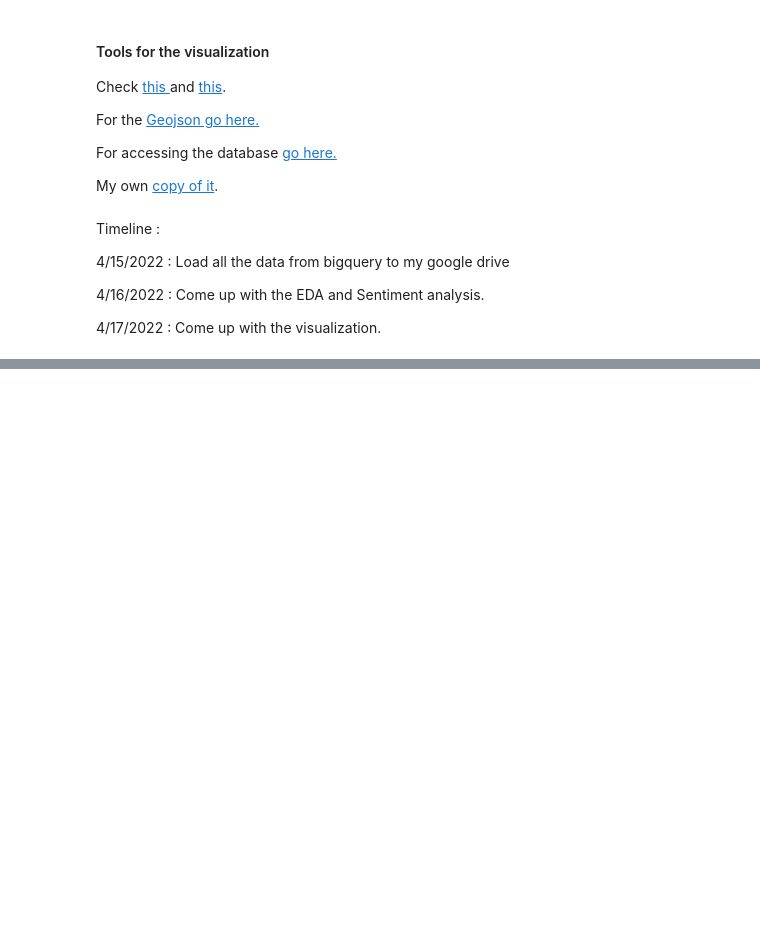
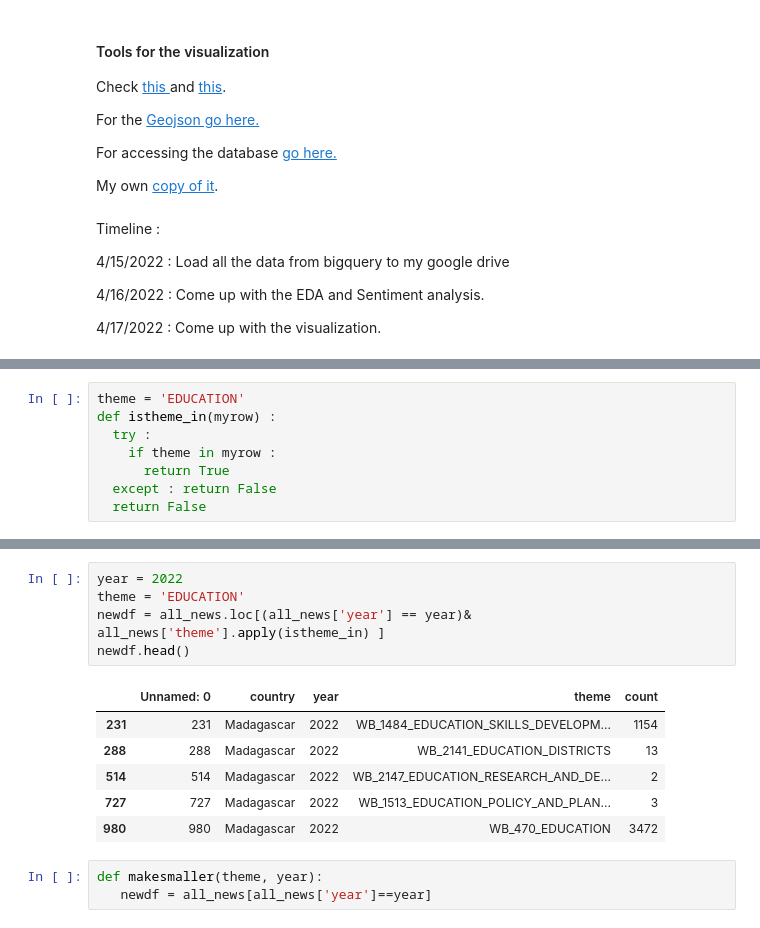
Before and after one commit to AntsaHoneywinner/TwistChallengeModule3, a Jupyter notebook: Education_importance.ipynb, the cells around one changed output, grey strips where cells are left out. Drawn from its saved outputs; the diff is of its cells as text; blank space fills up the shorter version.

```diff
--- a/Education_importance.ipynb
+++ b/Education_importance.ipynb
@@ -51,0 +204,8 @@ Timeline :
+# %%
+theme = 'EDUCATION'
+def istheme_in(myrow) :
+  try :
+    if theme in myrow :
+      return True
+  except : return False
+  return False
@@ -51,0 +242,15 @@ Timeline :
+# %%
+year = 2022
+theme = 'EDUCATION'
+newdf = all_news.loc[(all_news['year'] == year)& all_news['theme'].apply(istheme_in) ]
+newdf.head()
+# %% [output]
+|  | Unnamed: 0 | country | year | theme | count |
+| 231 | 231 | Madagascar | 2022 | WB_1484_EDUCATION_SKILLS_DEVELOPM... | 1154 |
+| 288 | 288 | Madagascar | 2022 | WB_2141_EDUCATION_DISTRICTS | 13 |
+| 514 | 514 | Madagascar | 2022 | WB_2147_EDUCATION_RESEARCH_AND_DE... | 2 |
+| 727 | 727 | Madagascar | 2022 | WB_1513_EDUCATION_POLICY_AND_PLAN... | 3 |
+| 980 | 980 | Madagascar | 2022 | WB_470_EDUCATION | 3472 |
+# %%
+def makesmaller(theme, year):
+   newdf = all_news[all_news['year']==year]
```
Also changed, not shown: parts of 29 cells of this notebook.
